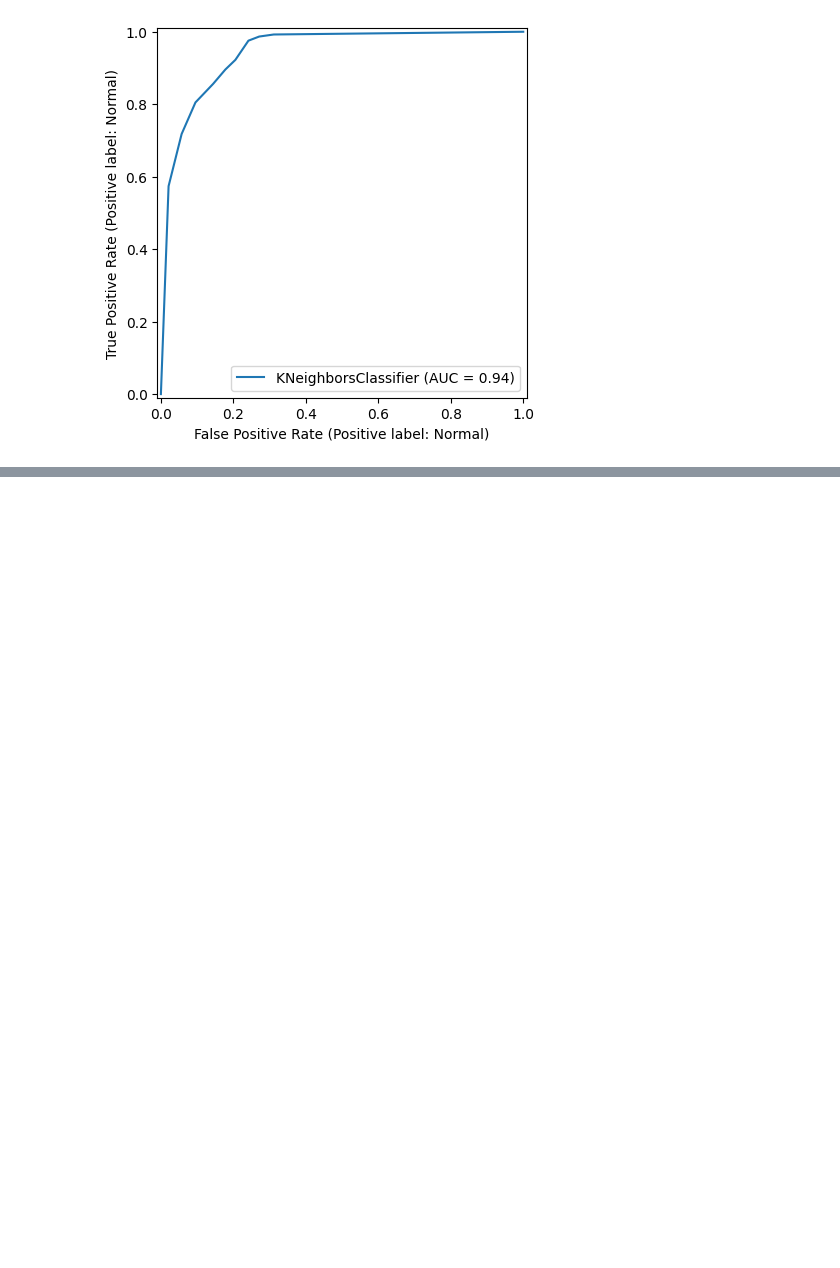
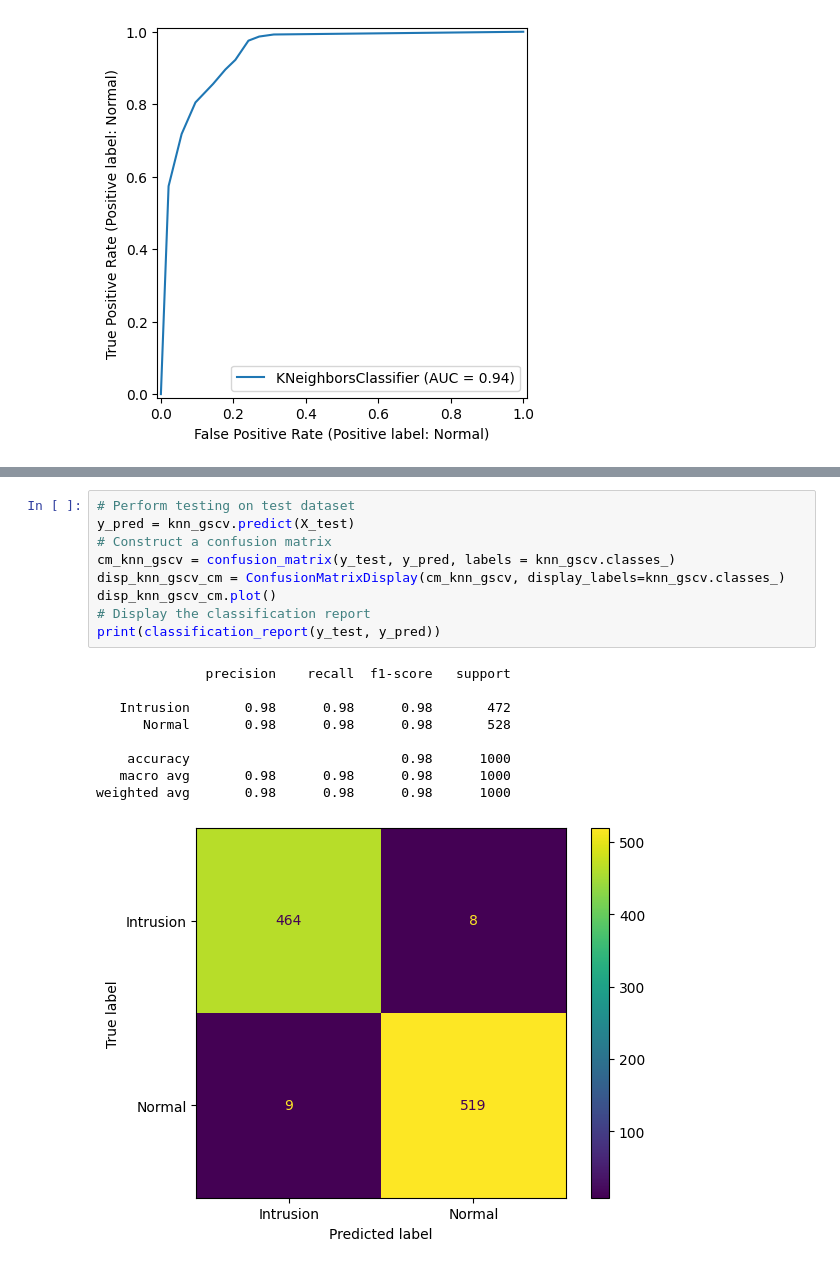
Before and after one commit to nadeeshafdo/google_colab, a Jupyter notebook: KNN.ipynb, the cells around one changed output, grey strips where cells are left out. Drawn from its saved outputs; the diff is of its cells as text; blank space fills up the shorter version.

```diff
--- a/KNN.ipynb
+++ b/KNN.ipynb
@@ -290,0 +370,19 @@ knn_roc = RocCurveDisplay.from_estimator(knn, X_test, y_test)
+# %%
+# Perform testing on test dataset
+y_pred = knn_gscv.predict(X_test)
+# Construct a confusion matrix
+cm_knn_gscv = confusion_matrix(y_test, y_pred, labels = knn_gscv.classes_)
+disp_knn_gscv_cm = ConfusionMatrixDisplay(cm_knn_gscv, display_labels=knn_gscv.classes_)
+disp_knn_gscv_cm.plot()
+# Display the classification report
+print(classification_report(y_test, y_pred))
+# %% [output]
+              precision    recall  f1-score   support
+
+   Intrusion       0.98      0.98      0.98       472
+      Normal       0.98      0.98      0.98       528
+
+    accuracy                           0.98      1000
+   macro avg       0.98      0.98      0.98      1000
+weighted avg       0.98      0.98      0.98      1000
+[figure, added]
```
Also changed, not shown: parts of 17 cells of this notebook.
